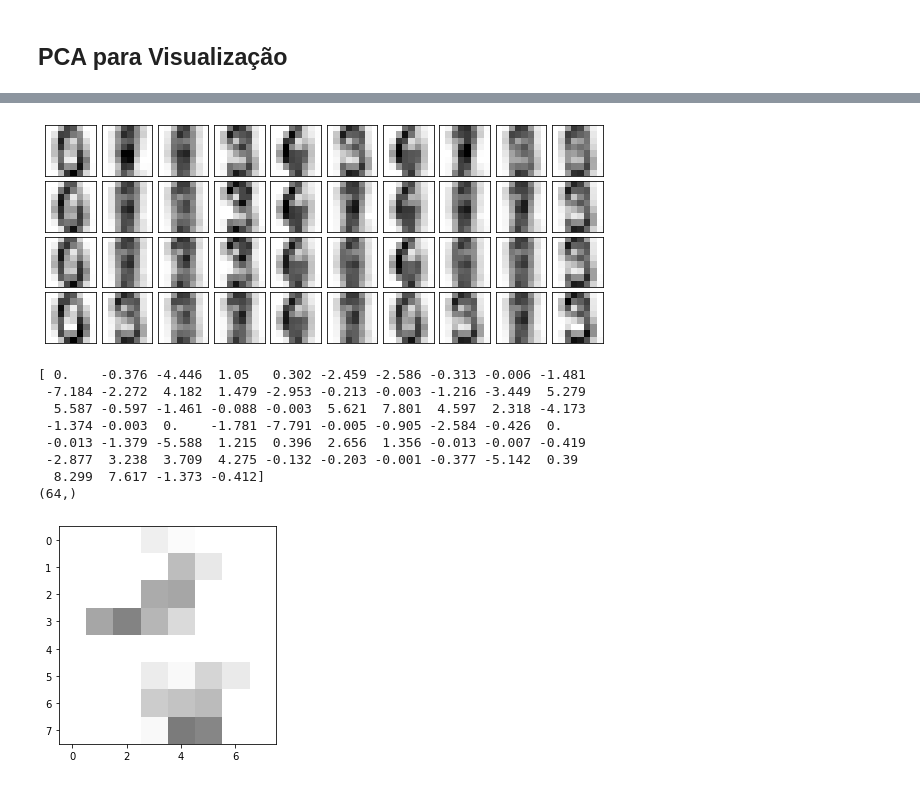
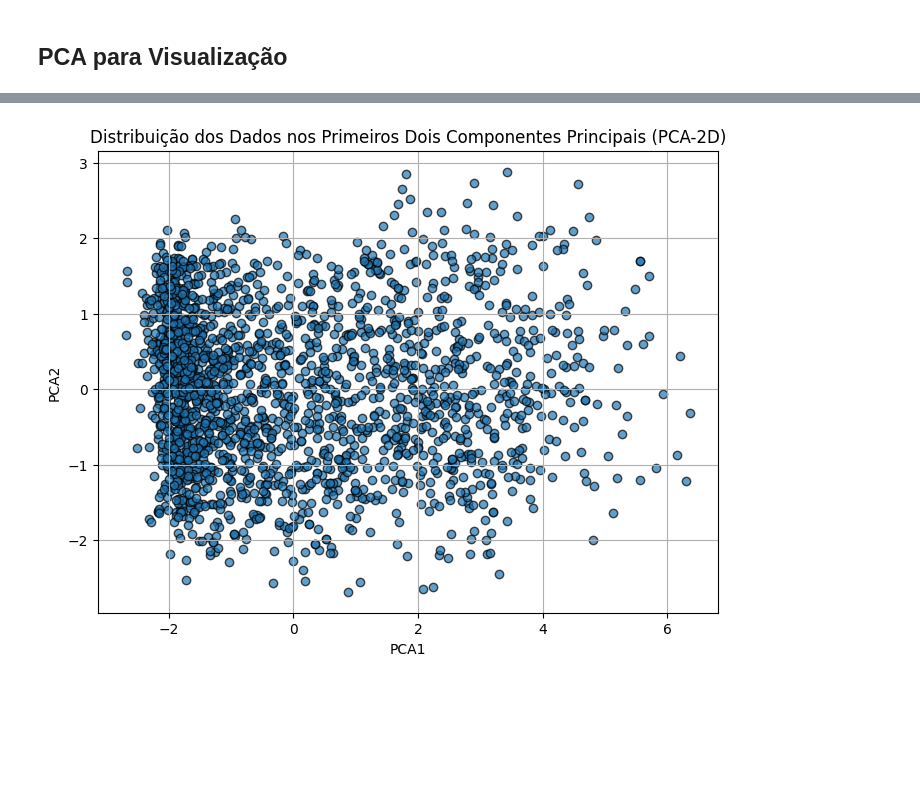
Before and after one commit to andrehochuli/teaching, a Jupyter notebook: Extensão-DS/Tópico 03 - Normalizacao&Reducao.ipynb, the cells around one changed output, grey strips where cells are left out. Drawn from its saved outputs; the diff is of its cells as text; code cells hidden in the pictures; blank space fills up the shorter version.

```diff
--- a/Extensão-DS/Tópico 03 - Normalizacao&Reducao.ipynb
+++ b/Extensão-DS/Tópico 03 - Normalizacao&Reducao.ipynb
@@ -560,25 +148,18 @@ plt.show()
-# %%
-pca = PCA(n_components=2)
-compressed_digits = pca.fit_transform(X)
-reconstructed = pca.inverse_transform(compressed_digits)
-plot_digits(reconstructed)
-# %% [output]
-[figure, removed]
-# %%
-diff = X[1]-reconstructed[1]
-print(diff)
-print(diff.shape)
-plt.imshow(diff.reshape(8, 8),
-                  cmap='binary', interpolation='nearest',
-                  clim=(0, 16))
-plt.show()
-# %% [output]
-[ 0.    -0.376 -4.446  1.05   0.302 -2.459 -2.586 -0.313 -0.006 -1.481
- -7.184 -2.272  4.182  1.479 -2.953 -0.213 -0.003 -1.216 -3.449  5.279
-  5.587 -0.597 -1.461 -0.088 -0.003  5.621  7.801  4.597  2.318 -4.173
- -1.374 -0.003  0.    -1.781 -7.791 -0.005 -0.905 -2.584 -0.426  0.
- -0.013 -1.379 -5.588  1.215  0.396  2.656  1.356 -0.013 -0.007 -0.419
- -2.877  3.238  3.709  4.275 -0.132 -0.203 -0.001 -0.377 -5.142  0.39
-  8.299  7.617 -1.373 -0.412]
-(64,)
-[figure, removed]
+# %%
+# Aplicar PCA para reduzir para 2D
+pca = PCA(n_components=2)
+pca_result = pca.fit_transform(df_scaled)
+
+# Criar DataFrame para os componentes principais
+pca_df = pd.DataFrame(pca_result, columns=['PCA1', 'PCA2'])
+
+# Visualizar os primeiros dois componentes principais em 2D
+plt.figure(figsize=(8, 6))
+plt.scatter(pca_df['PCA1'], pca_df['PCA2'], alpha=0.7, edgecolors='k')
+plt.title('Distribuição dos Dados nos Primeiros Dois Componentes Principais (PCA-2D)')
+plt.xlabel('PCA1')
+plt.ylabel('PCA2')
+plt.grid(True)
+plt.show()
+# %% [output]
+[figure, added]
```
Also changed, not shown: parts of 33 cells of this notebook.
